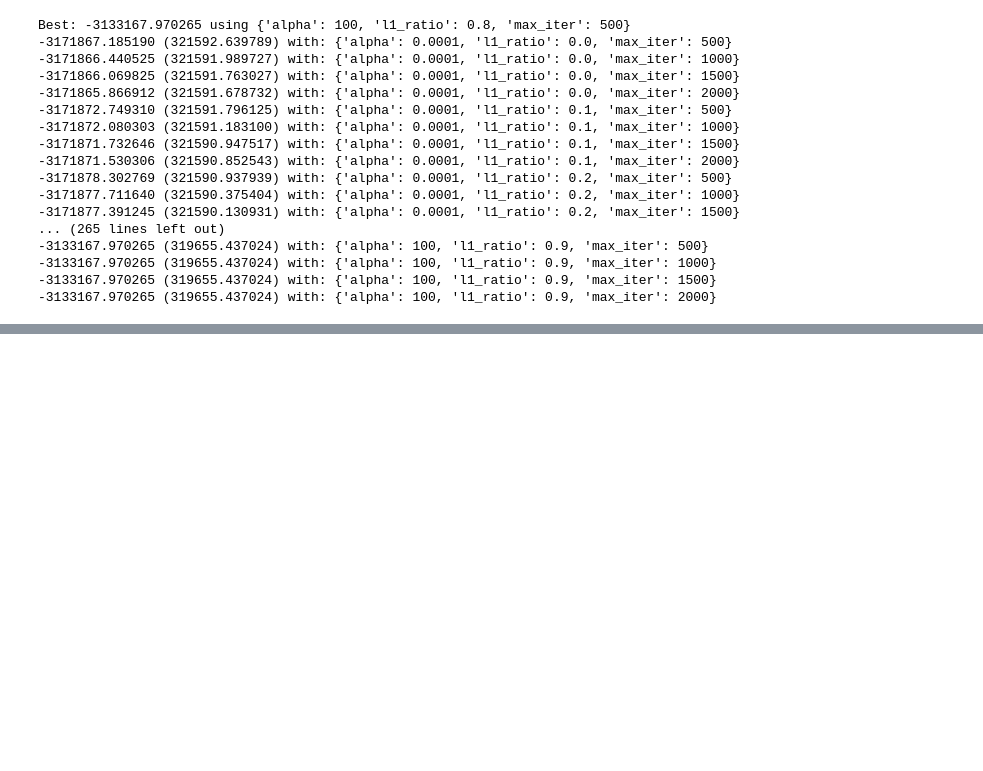
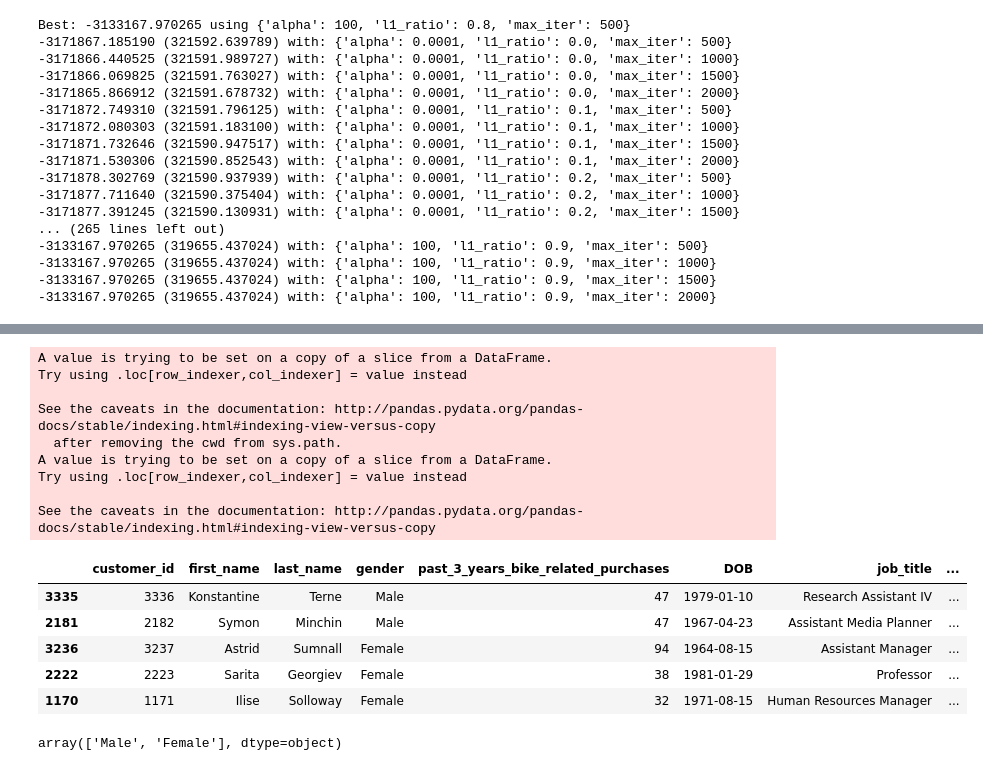
Before and after one commit to fhuadeen/TOW-Sprocket-Central-Data, a Jupyter notebook: TOW Sprocket Central Data.ipynb, the cells around one changed output, grey strips where cells are left out. Saved outputs shown, nothing was run; the diff lists cells and outputs as text; code cells hidden in the pictures; blank space fills up the shorter version.

```diff
--- a/TOW Sprocket Central Data.ipynb
+++ b/TOW Sprocket Central Data.ipynb
@@ -1100,0 +1033,4 @@ AttributeError: 'int' object has no attribute 'year'
+# %%
+test_copX = test_cop.drop(['profit'], axis=1)
+test_copY = test_cop['profit']
+test_copX.info(2)
@@ -1100,0 +1055,3 @@ AttributeError: 'int' object has no attribute 'year'
+# %%
+some_test_copX = test_copX.iloc[0:100, :]
+some_test_copY = test_copY.iloc[0:100]
@@ -1100,0 +1064,9 @@ AttributeError: 'int' object has no attribute 'year'
+# %%
+#function for creating age variable from DOB
+
+def create_age(data=None):
+    data['age'] = data['DOB'].map(lambda x: x.year)
+
+    data['age'] = 2015 - data['age']
+
+    return data
@@ -1100,0 +1083,19 @@ AttributeError: 'int' object has no attribute 'year'
+# %%
+create_age(data=some_test_copX)
+some_test_copX.head()
+# %% [output]
+A value is trying to be set on a copy of a slice from a DataFrame.
+Try using .loc[row_indexer,col_indexer] = value instead
+
+See the caveats in the documentation: http://pandas.pydata.org/pandas-docs/stable/indexing.html#indexing-view-versus-copy
+  after removing the cwd from sys.path.
+A value is trying to be set on a copy of a slice from a DataFrame.
+Try using .loc[row_indexer,col_indexer] = value instead
+
+See the caveats in the documentation: http://pandas.pydata.org/pandas-docs/stable/indexing.html#indexing-view-versus-copy
+|  | customer_id | first_name | last_name | gender | past_3_years_bike_related_purchases | DOB | job_title | ... |
+| 3335 | 3336 | Konstantine | Terne | Male | 47 | 1979-01-10 | Research Assistant IV | ... |
+| 2181 | 2182 | Symon | Minchin | Male | 47 | 1967-04-23 | Assistant Media Planner | ... |
+| 3236 | 3237 | Astrid | Sumnall | Female | 94 | 1964-08-15 | Assistant Manager | ... |
+| 2222 | 2223 | Sarita | Georgiev | Female | 38 | 1981-01-29 | Professor | ... |
+| 1170 | 1171 | Ilise | Solloway | Female | 32 | 1971-08-15 | Human Resources Manager | ... |
@@ -1100,0 +1108,5 @@ AttributeError: 'int' object has no attribute 'year'
+# %%
+correct_misspelled_gender(data=train_coX)
+train_coX['gender'].unique()
+# %% [output]
+array(['Male', 'Female'], dtype=object)
```
Also changed, not shown: parts of 37 cells of this notebook, 1 other file.
